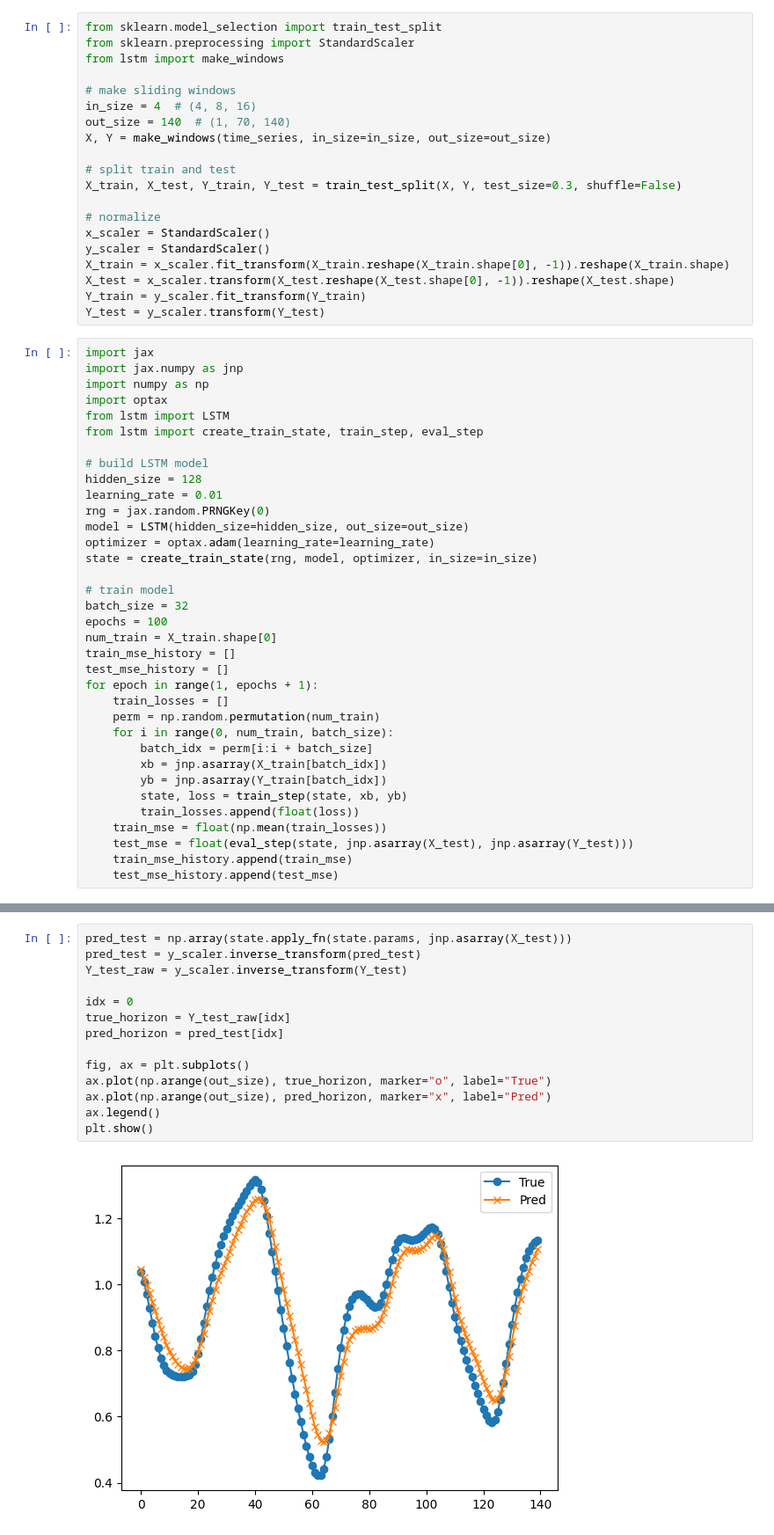
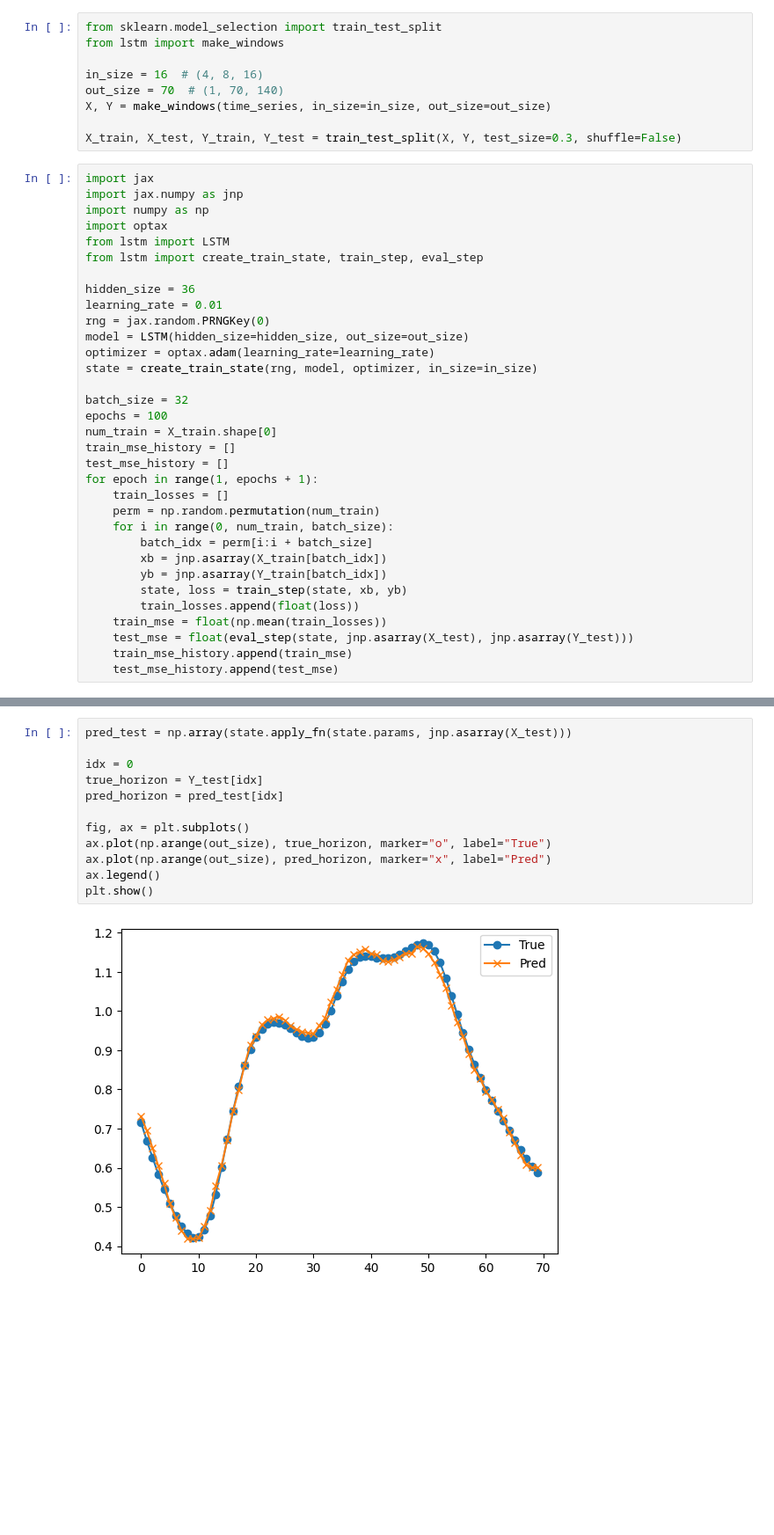
Before and after one commit to SimoneGasperini/qrc-learn, a Jupyter notebook: mackey_glass_lstm.ipynb, the cells around one changed output, grey strips where cells are left out. Shown at 88% size. Drawn from its saved outputs; the diff is of its cells as text; blank space fills up the shorter version.

```diff
--- a/mackey_glass.ipynb
+++ b/mackey_glass_lstm.ipynb
@@ -14,24 +12,13 @@ plt.show()
 [figure]
 # %%
 from sklearn.model_selection import train_test_split
-from sklearn.preprocessing import StandardScaler
 from lstm import make_windows
 
-# make sliding windows
-in_size = 4  # (4, 8, 16)
-out_size = 140  # (1, 70, 140)
+in_size = 16  # (4, 8, 16)
+out_size = 70  # (1, 70, 140)
 X, Y = make_windows(time_series, in_size=in_size, out_size=out_size)
 
-# split train and test
 X_train, X_test, Y_train, Y_test = train_test_split(X, Y, test_size=0.3, shuffle=False)
-
-# normalize
-x_scaler = StandardScaler()
-y_scaler = StandardScaler()
-X_train = x_scaler.fit_transform(X_train.reshape(X_train.shape[0], -1)).reshape(X_train.shape)
-X_test = x_scaler.transform(X_test.reshape(X_test.shape[0], -1)).reshape(X_test.shape)
-Y_train = y_scaler.fit_transform(Y_train)
-Y_test = y_scaler.transform(Y_test)
 # %%
 import jax
 import jax.numpy as jnp
@@ -40,15 +27,13 @@ import optax
 from lstm import LSTM
 from lstm import create_train_state, train_step, eval_step
 
-# build LSTM model
-hidden_size = 128
+hidden_size = 36
 learning_rate = 0.01
 rng = jax.random.PRNGKey(0)
 model = LSTM(hidden_size=hidden_size, out_size=out_size)
 optimizer = optax.adam(learning_rate=learning_rate)
 state = create_train_state(rng, model, optimizer, in_size=in_size)
 
-# train model
 batch_size = 32
 epochs = 100
 num_train = X_train.shape[0]
@@ -82,16 +67,14 @@ plt.show()
 # %%
 pred_test = np.array(state.apply_fn(state.params, jnp.asarray(X_test)))
-pred_test = y_scaler.inverse_transform(pred_test)
-Y_test_raw = y_scaler.inverse_transform(Y_test)
 
 idx = 0
-true_horizon = Y_test_raw[idx]
+true_horizon = Y_test[idx]
 pred_horizon = pred_test[idx]
 
 fig, ax = plt.subplots()
 ax.plot(np.arange(out_size), true_horizon, marker="o", label="True")
 ax.plot(np.arange(out_size), pred_horizon, marker="x", label="Pred")
 ax.legend()
 plt.show()
 # %% [output]
-[figure, old version]
+[figure, new version]
```
Also changed, not shown: parts of 3 cells of this notebook.
